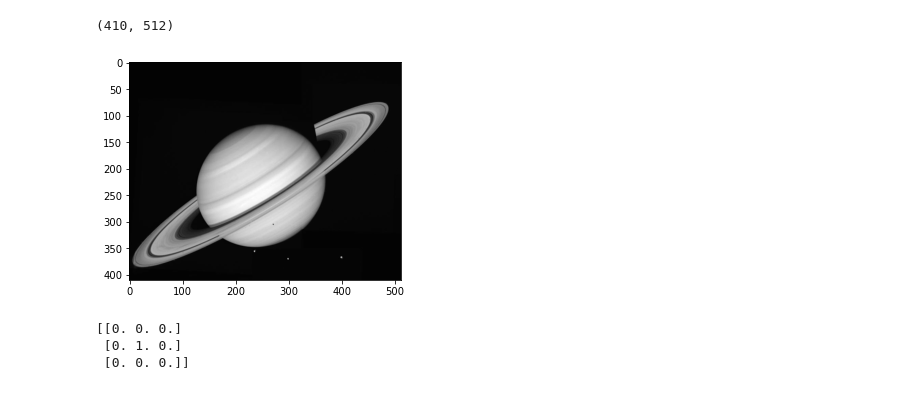
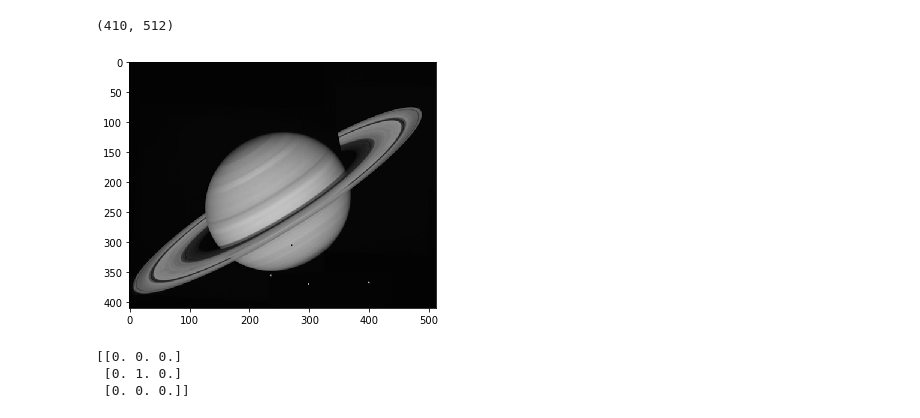
Before and after one commit to toluboltz/computer_vision, a Jupyter notebook: Linearity_and_Convolution.ipynb, the cells around one changed output. Saved outputs shown, nothing was run; the diff lists cells and outputs as text; code cells hidden in the pictures.

```diff
--- a/Linearity_and_Convolution.ipynb
+++ b/Linearity_and_Convolution.ipynb
@@ -6,11 +8,11 @@ from scipy import signal
 # %%
-saturn = cv.imread('images/saturn.png', 0)
+saturn = io.imread('images/saturn.png')
 print(saturn.shape)
-plt.imshow(saturn, cmap='gray')
-plt.show()
+io.imshow(saturn)
+io.show()
 # %% [output]
 (410, 512)
-[figure, old version]
+[figure, new version]
 # %%
 # convolve an impulse signal with an image
 # will get you back the original image
```
Also changed, not shown: parts of 19 cells of this notebook.
